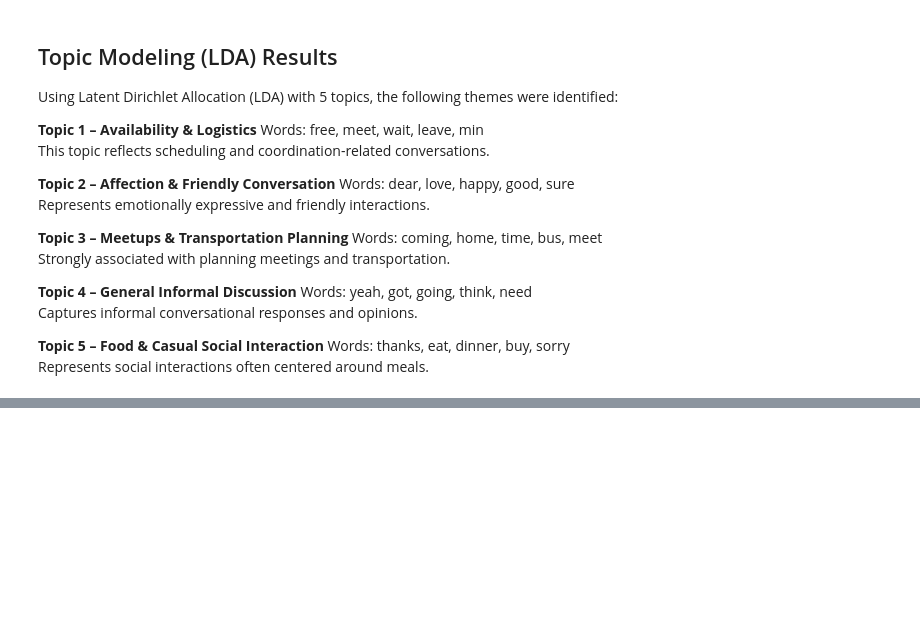
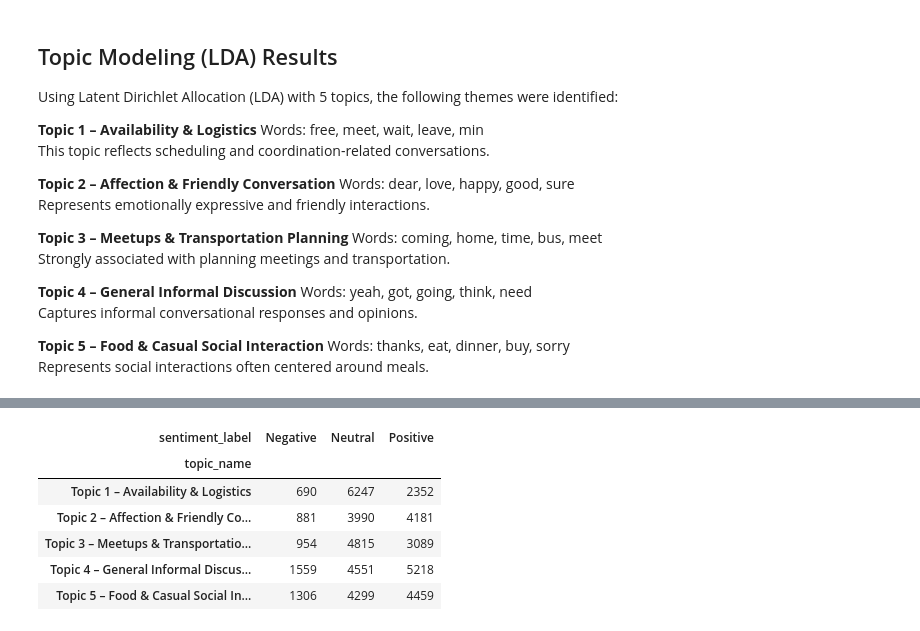
Before and after one commit to natalialungu22/NLP-SMS-Analysis, a Jupyter notebook: sms_chat_analysis.ipynb, the cells around one changed output, grey strips where cells are left out. Cells and saved outputs as stored; diff of their text form; code cells hidden in the pictures; blank space fills up the shorter version.

```diff
--- a/sms_chat_analysis.ipynb
+++ b/sms_chat_analysis.ipynb
@@ -403,0 +513,13 @@ Represents social interactions often centered around meals.
+# %%
+# Count sentiment labels within each topic
+sentiment_by_topic_counts = pd.crosstab(df["topic_name"], df["sentiment_label"])
+
+sentiment_by_topic_counts
+# %% [output]
+| sentiment_label | Negative | Neutral | Positive |
+| topic_name |  |  |  |
+| Topic 1 – Availability & Logistics | 690 | 6247 | 2352 |
+| Topic 2 – Affection & Friendly Co... | 881 | 3990 | 4181 |
+| Topic 3 – Meetups & Transportatio... | 954 | 4815 | 3089 |
+| Topic 4 – General Informal Discus... | 1559 | 4551 | 5218 |
+| Topic 5 – Food & Casual Social In... | 1306 | 4299 | 4459 |
```
Also changed, not shown: parts of 15 cells of this notebook.
